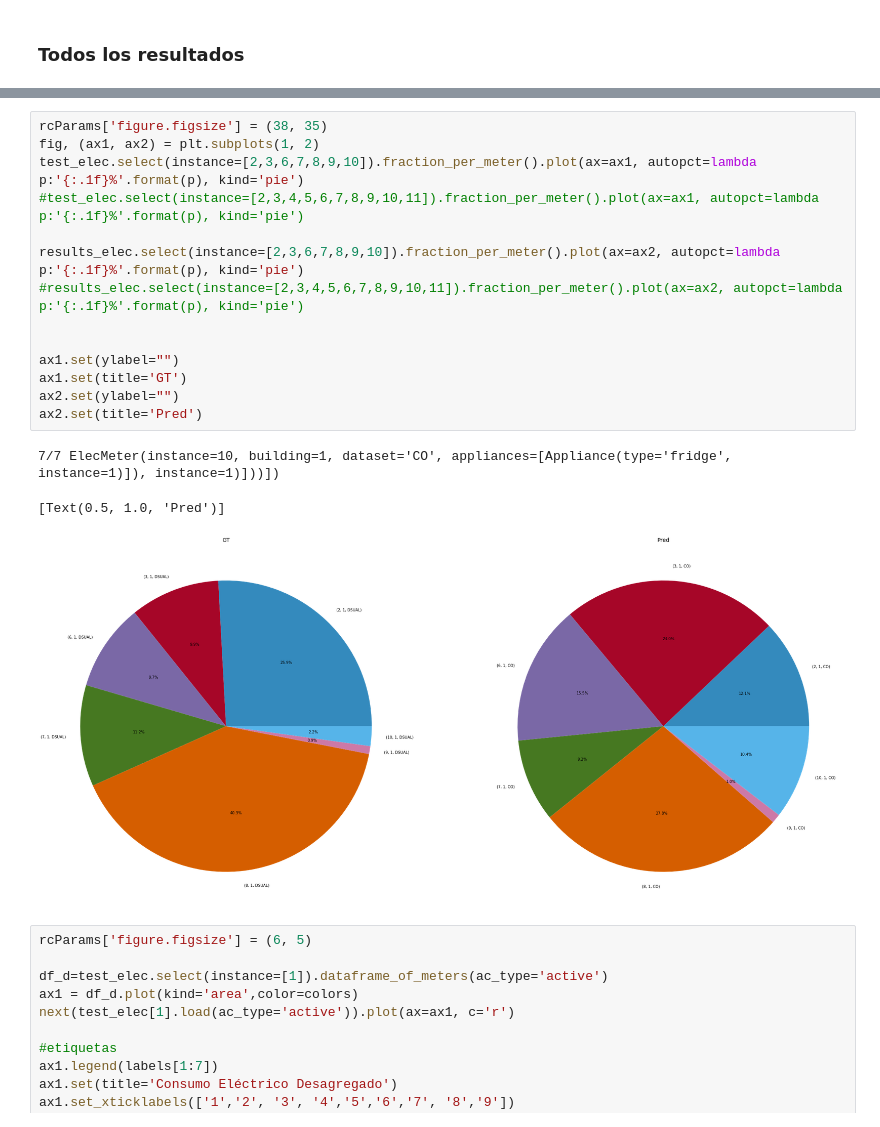
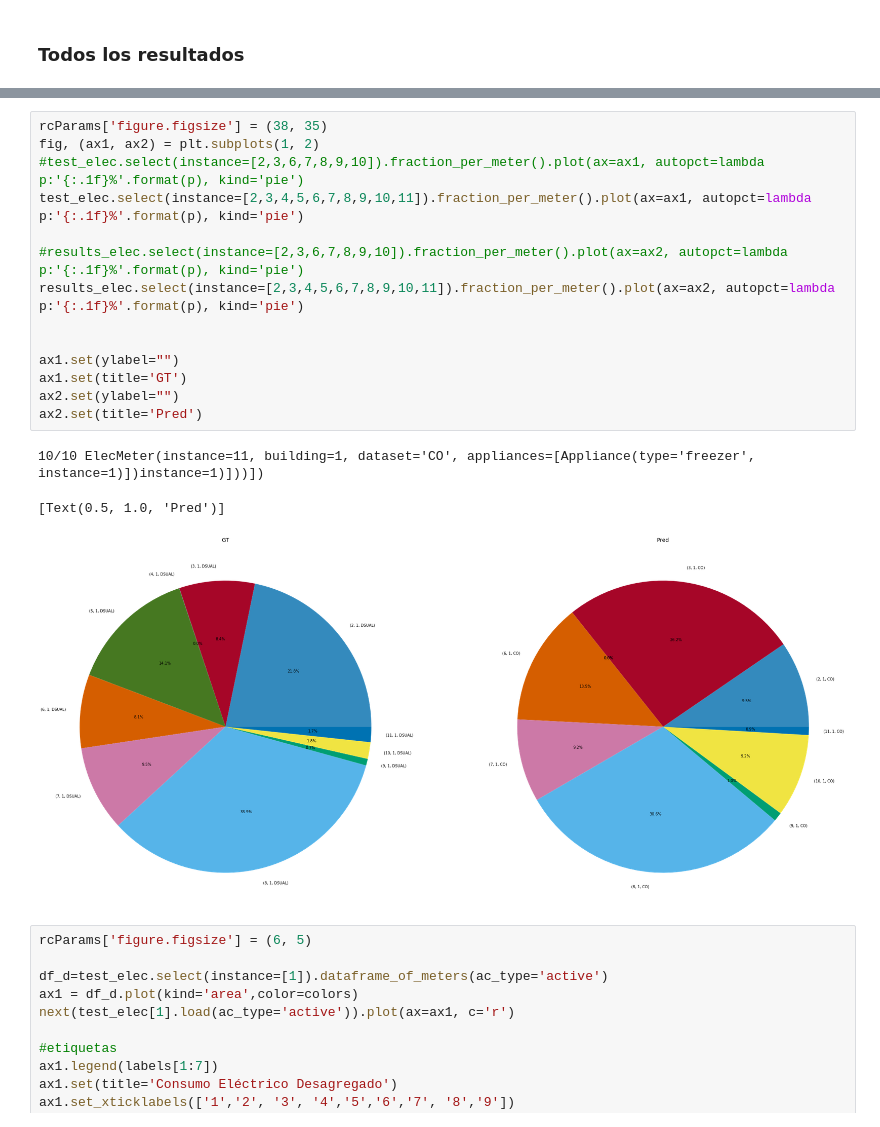
Before and after one commit to crn565/cuarto_experimento_estados_aleatorios, a Jupyter notebook: 7.- DESAGREGACION.ipynb, the cells around one changed output, grey strips where cells are left out. Saved outputs shown, nothing was run; the diff lists cells and outputs as text.

```diff
--- a/7.- DESAGREGACION.ipynb
+++ b/7.- DESAGREGACION.ipynb
@@ -268,21 +272,21 @@ plt.savefig('./data/images/6.2_Plot_results_1.1.svg', bbox_inches='tight', trans
 # %%
 rcParams['figure.figsize'] = (38, 35)
 fig, (ax1, ax2) = plt.subplots(1, 2)
-test_elec.select(instance=[2,3,6,7,8,9,10]).fraction_per_meter().plot(ax=ax1, autopct=lambda p:'{:.1f}%'.format(p), kind='pie')
-#test_elec.select(instance=[2,3,4,5,6,7,8,9,10,11]).fraction_per_meter().plot(ax=ax1, autopct=lambda p:'{:.1f}%'.format(p), kind='pie')
+#test_elec.select(instance=[2,3,6,7,8,9,10]).fraction_per_meter().plot(ax=ax1, autopct=lambda p:'{:.1f}%'.format(p), kind='pie')
+test_elec.select(instance=[2,3,4,5,6,7,8,9,10,11]).fraction_per_meter().plot(ax=ax1, autopct=lambda p:'{:.1f}%'.format(p), kind='pie')
 
-results_elec.select(instance=[2,3,6,7,8,9,10]).fraction_per_meter().plot(ax=ax2, autopct=lambda p:'{:.1f}%'.format(p), kind='pie')
-#results_elec.select(instance=[2,3,4,5,6,7,8,9,10,11]).fraction_per_meter().plot(ax=ax2, autopct=lambda p:'{:.1f}%'.format(p), kind='pie')
+#results_elec.select(instance=[2,3,6,7,8,9,10]).fraction_per_meter().plot(ax=ax2, autopct=lambda p:'{:.1f}%'.format(p), kind='pie')
+results_elec.select(instance=[2,3,4,5,6,7,8,9,10,11]).fraction_per_meter().plot(ax=ax2, autopct=lambda p:'{:.1f}%'.format(p), kind='pie')
 
 
 ax1.set(ylabel="")
 ax1.set(title='GT')
 ax2.set(ylabel="")
 ax2.set(title='Pred')
 # %% [output]
-7/7 ElecMeter(instance=10, building=1, dataset='CO', appliances=[Appliance(type='fridge', instance=1)]), instance=1)]))])
+10/10 ElecMeter(instance=11, building=1, dataset='CO', appliances=[Appliance(type='freezer', instance=1)])instance=1)]))])
 [Text(0.5, 1.0, 'Pred')]
-[figure, old version]
+[figure, new version]
 # %%
 rcParams['figure.figsize'] = (6, 5)
 
```
Also changed, not shown: parts of 6 cells of this notebook.
